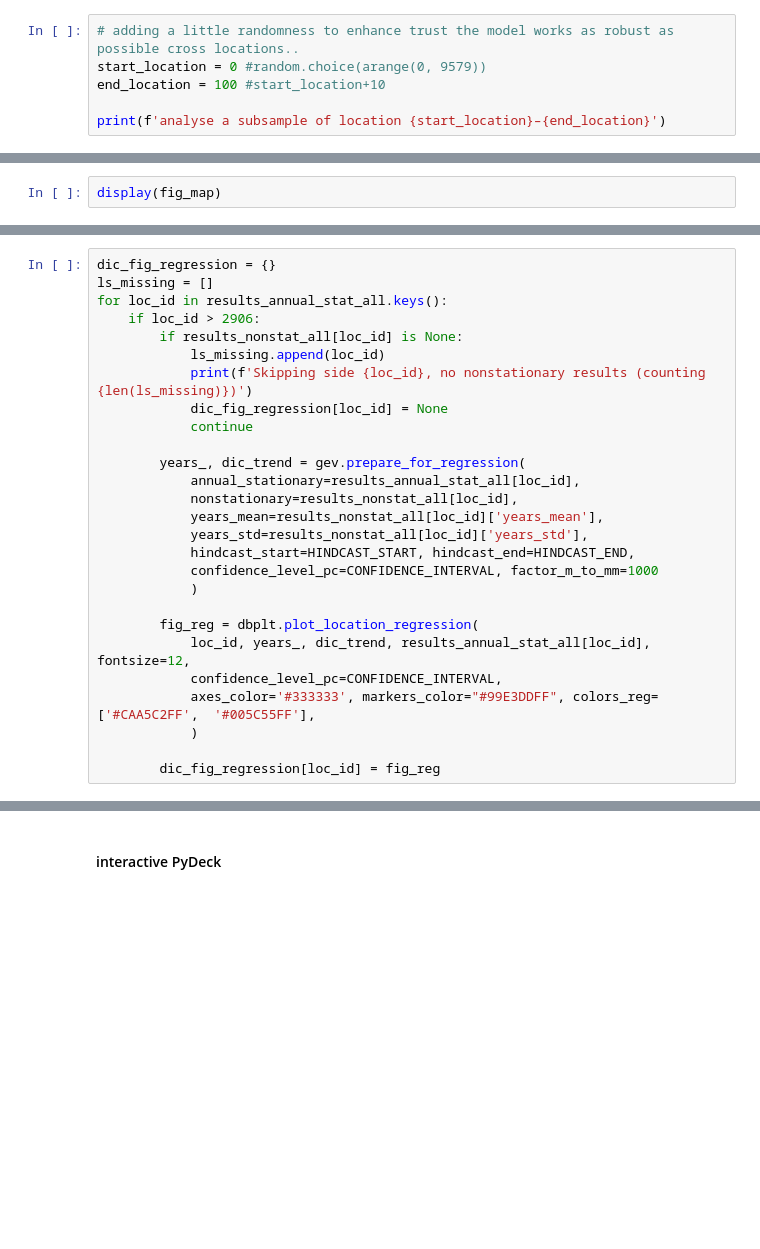
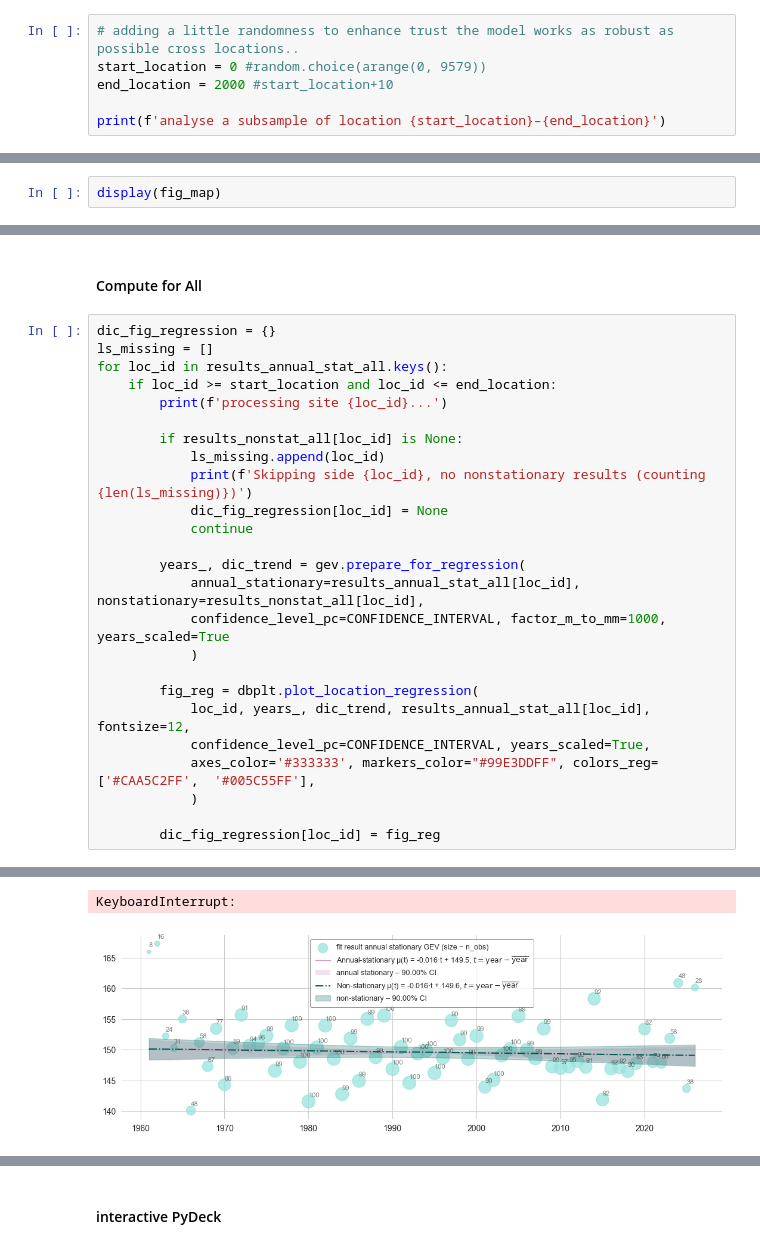
Before and after one commit to silviaelisabeth/SeaLevelExtremes, a Jupyter notebook: script/GEV_visuals.ipynb, the cells around one changed output, grey strips where cells are left out. Cells and saved outputs as stored; diff of their text form; blank space fills up the shorter version.

```diff
--- a/script/GEV_visuals.ipynb
+++ b/script/GEV_visuals.ipynb
@@ -57,6 +50,6 @@ CONFIDENCE_INTERVAL = 0.9 # two-side 90% CI interval (5% each side)
 # %%
 # adding a little randomness to enhance trust the model works as robust as possible cross locations..
 start_location = 0 #random.choice(arange(0, 9579))
-end_location = 100 #start_location+10
+end_location = 2000 #start_location+10
 
 print(f'analyse a subsample of location {start_location}–{end_location}')
@@ -106,8 +135,12 @@ display(fig_map)
+# %% [markdown]
+#### Compute for All
 # %%
 dic_fig_regression = {}
 ls_missing = []
 for loc_id in results_annual_stat_all.keys():
-    if loc_id > 2906:
+    if loc_id >= start_location and loc_id <= end_location:
+        print(f'processing site {loc_id}...')
+
         if results_nonstat_all[loc_id] is None:
             ls_missing.append(loc_id)
             print(f'Skipping side {loc_id}, no nonstationary results (counting {len(ls_missing)})')
@@ -115,18 +148,15 @@ for loc_id in results_annual_stat_all.keys():
             continue
 
         years_, dic_trend = gev.prepare_for_regression(
-            annual_stationary=results_annual_stat_all[loc_id],
-            nonstationary=results_nonstat_all[loc_id],
-            years_mean=results_nonstat_all[loc_id]['years_mean'],
-            years_std=results_nonstat_all[loc_id]['years_std'],
-            hindcast_start=HINDCAST_START, hindcast_end=HINDCAST_END,
-            confidence_level_pc=CONFIDENCE_INTERVAL, factor_m_to_mm=1000
+            annual_stationary=results_annual_stat_all[loc_id], nonstationary=results_nonstat_all[loc_id],
+            confidence_level_pc=CONFIDENCE_INTERVAL, factor_m_to_mm=1000, years_scaled=True
             )
 
         fig_reg = dbplt.plot_location_regression(
             loc_id, years_, dic_trend, results_annual_stat_all[loc_id], fontsize=12,
-            confidence_level_pc=CONFIDENCE_INTERVAL,
+            confidence_level_pc=CONFIDENCE_INTERVAL, years_scaled=True,
             axes_color='#333333', markers_color="#99E3DDFF", colors_reg=['#CAA5C2FF',  '#005C55FF'],
             )
 
         dic_fig_regression[loc_id] = fig_reg
+# %% [output]
@@ -133,3 +180,5 @@ for loc_id in results_annual_stat_all.keys():
+KeyboardInterrupt:
+[figure, added]
 # %%
 for loc_id in dic_fig_regression.keys():
     if dic_fig_regression[loc_id]:
```
Also changed, not shown: parts of 23 cells of this notebook, 5 other files.
